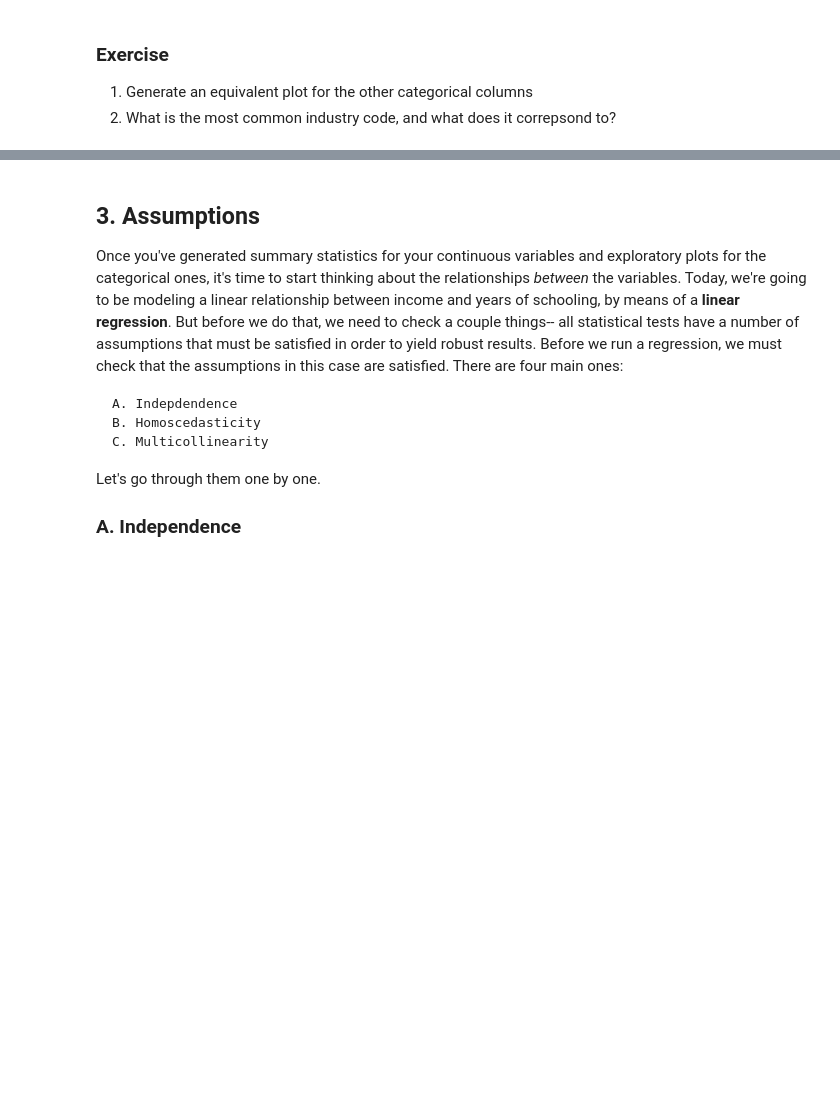
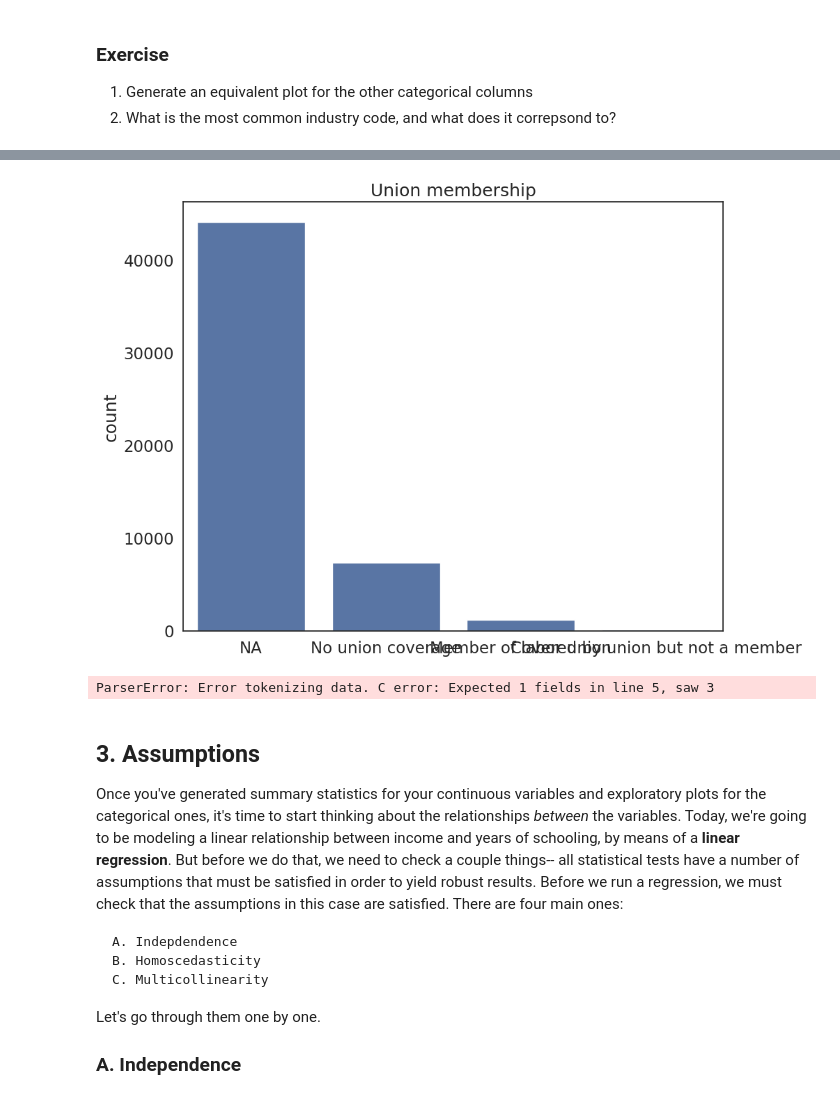
Before and after one commit to biancagallarati/QM2, a Jupyter notebook: notebooks/W07. Linear Regression.ipynb, the cells around one changed output, grey strips where cells are left out. Cells and saved outputs as stored; diff of their text form; code cells hidden in the pictures; blank space fills up the shorter version.

```diff
--- a/notebooks/W07. Linear Regression.ipynb
+++ b/notebooks/W07. Linear Regression.ipynb
@@ -163,3 +181,17 @@ plt.show() # show the plot
+# %%
+sns.countplot(data=reg_df, x='union') # plot the union variable
+
+plt.title('Union membership') # add a title
+plt.xlabel('') # remove the x axis label
+plt.xticks(ticks=[0,1,2,3],labels=['NA', 'No union coverage','Member of labor union','Covered by union but not a member']) # replace the x axis labels with more descriptive labels
+plt.show() # show the plot
+# %% [output]
+[figure, added]
+# %%
+df=pd.read_csv('https://www.census.gov/naics/?58967?yearbck=2002')
+df.head()
+# %% [output]
+ParserError: Error tokenizing data. C error: Expected 1 fields in line 5, saw 3
 # %% [markdown]
 ## 3. Assumptions
 
```
Also changed, not shown: parts of 3 cells of this notebook.
